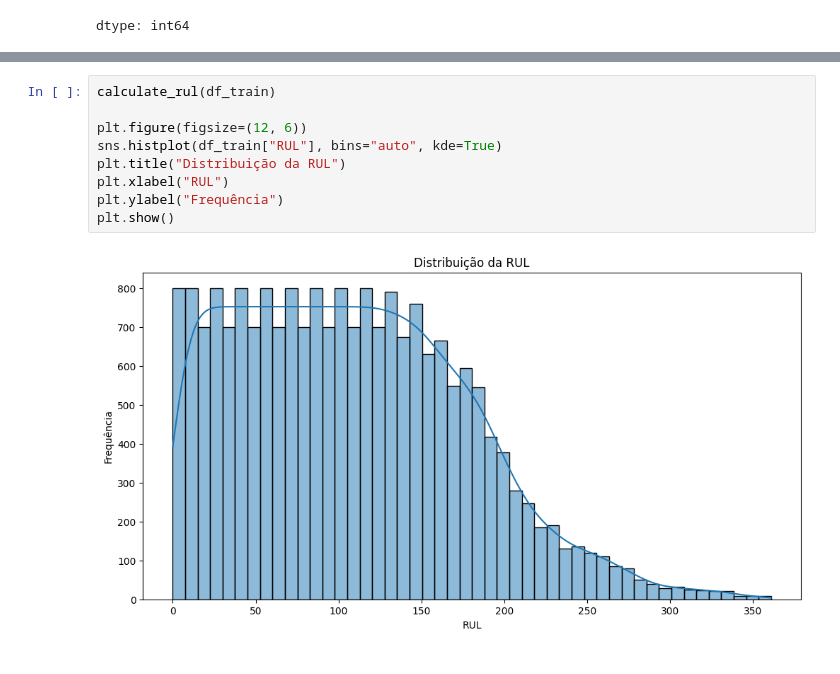
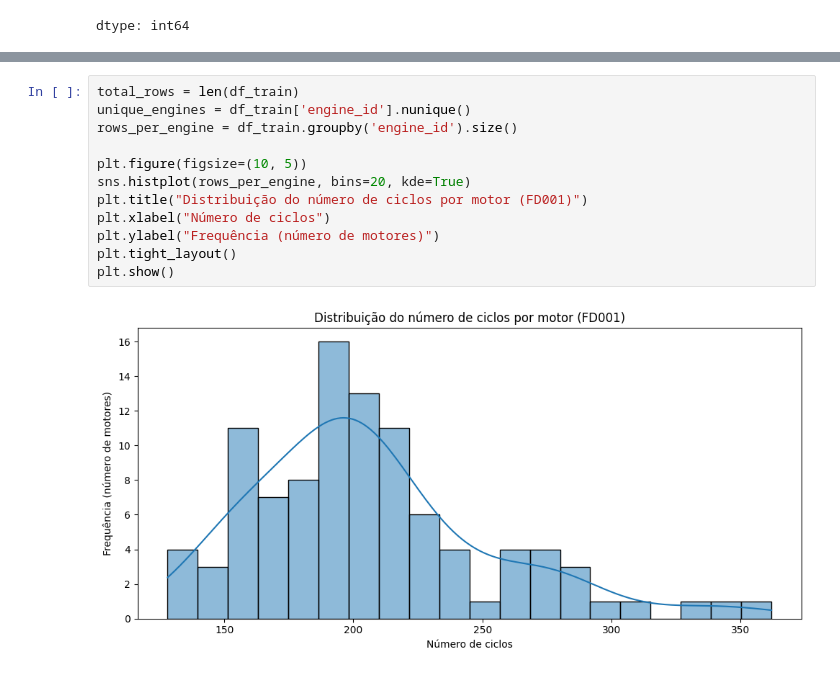
Before and after one commit to daviseemann/turbofan-rul-prediction-cmapss, a Jupyter notebook: notebooks/pre-processing.ipynb, the cells around one changed output, grey strips where cells are left out. Cells and saved outputs as stored; diff of their text form.

```diff
--- a/notebooks/pre-processing.ipynb
+++ b/notebooks/pre-processing.ipynb
@@ -70,11 +91,14 @@ def calculate_rul(df_train):
 # %%
-calculate_rul(df_train)
+total_rows = len(df_train)
+unique_engines = df_train['engine_id'].nunique()
+rows_per_engine = df_train.groupby('engine_id').size()
 
-plt.figure(figsize=(12, 6))
-sns.histplot(df_train["RUL"], bins="auto", kde=True)
-plt.title("Distribuição da RUL")
-plt.xlabel("RUL")
-plt.ylabel("Frequência")
+plt.figure(figsize=(10, 5))
+sns.histplot(rows_per_engine, bins=20, kde=True)
+plt.title("Distribuição do número de ciclos por motor (FD001)")
+plt.xlabel("Número de ciclos")
+plt.ylabel("Frequência (número de motores)")
+plt.tight_layout()
 plt.show()
 # %% [output]
-[figure, old version]
+[figure, new version]
```
Also changed, not shown: parts of 14 cells of this notebook.
